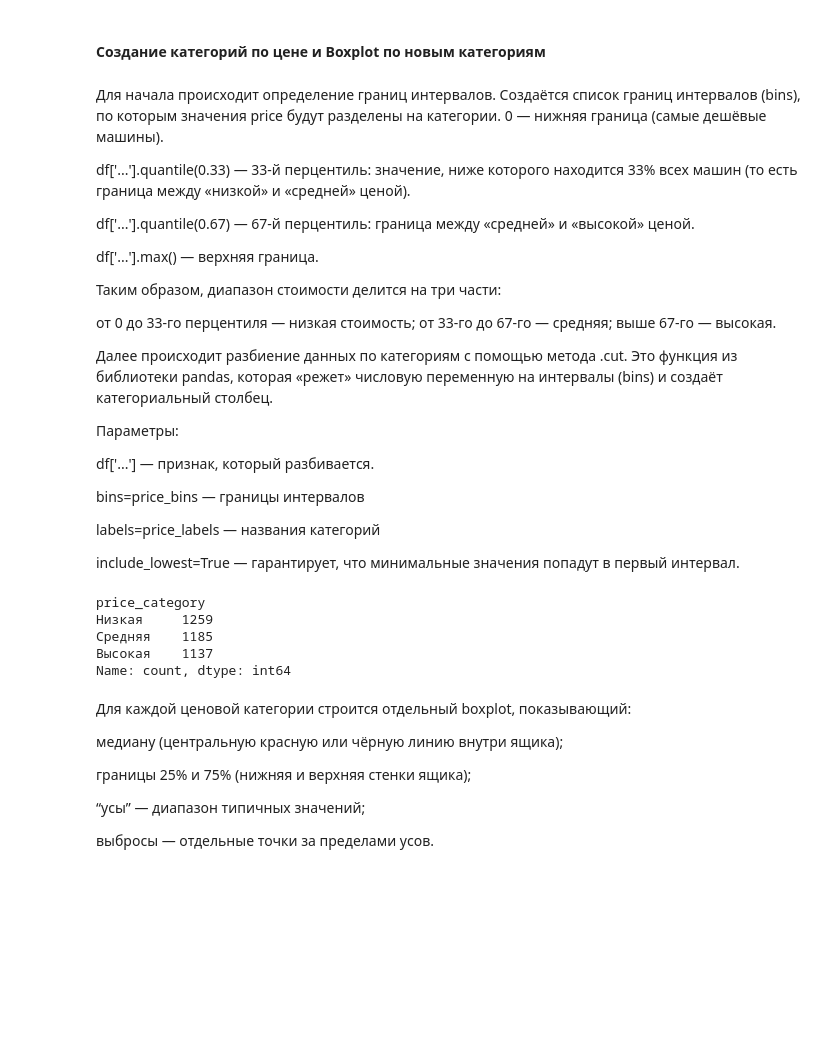
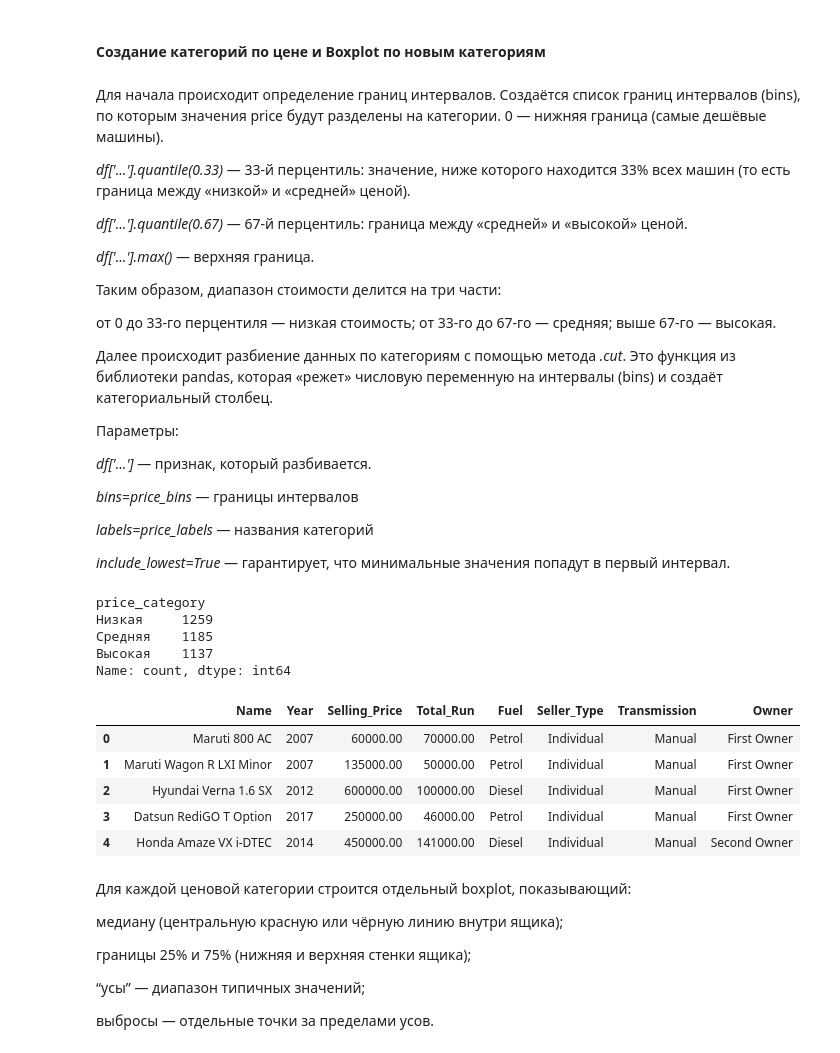
Before and after one commit to witcher770/sem_5_data_analiz, a Jupyter notebook: ЛР2_Уряшов_14.ipynb, the cells around one changed output. Saved outputs shown, nothing was run; the diff lists cells and outputs as text; code cells hidden in the pictures; blank space fills up the shorter version.

```diff
--- a/ЛР2_Уряшов_14.ipynb
+++ b/ЛР2_Уряшов_14.ipynb
@@ -615,11 +617,11 @@ plt.show()
 Создаётся список границ интервалов (bins), по которым значения price будут разделены на категории.
 0 — нижняя граница (самые дешёвые машины).
 
-df['...'].quantile(0.33) — 33-й перцентиль: значение, ниже которого находится 33% всех машин (то есть граница между «низкой» и «средней» ценой).
+*df['...'].quantile(0.33)* — 33-й перцентиль: значение, ниже которого находится 33% всех машин (то есть граница между «низкой» и «средней» ценой).
 
-df['...'].quantile(0.67) — 67-й перцентиль: граница между «средней» и «высокой» ценой.
+*df['...'].quantile(0.67)* — 67-й перцентиль: граница между «средней» и «высокой» ценой.
 
-df['...'].max() — верхняя граница.
+*df['...'].max()* — верхняя граница.
 
 Таким образом, диапазон стоимости делится на три части:
 
@@ -627,18 +629,18 @@ df['...'].max() — верхняя граница.
 от 33-го до 67-го — средняя;
 выше 67-го — высокая.
 
-Далее происходит разбиение данных по категориям с помощью метода .cut.
+Далее происходит разбиение данных по категориям с помощью метода *.cut*.
 Это функция из библиотеки pandas, которая «режет» числовую переменную на интервалы (bins) и создаёт категориальный столбец.
 
 Параметры:
 
-df['...'] — признак, который разбивается.
+*df['...']* — признак, который разбивается.
 
-bins=price_bins — границы интервалов
+*bins=price_bins* — границы интервалов
 
-labels=price_labels — названия категорий
+*labels=price_labels* — названия категорий
 
-include_lowest=True — гарантирует, что минимальные значения попадут в первый интервал.
+*include_lowest=True* — гарантирует, что минимальные значения попадут в первый интервал.
 # %%
 price_bins = [0,
               df['Selling_Price'].quantile(0.33),
@@ -657,6 +659,15 @@ price_category
 Средняя    1185
 Высокая    1137
 Name: count, dtype: int64
+# %%
+df.head()
+# %% [output]
+|  | Name | Year | Selling_Price | Total_Run | Fuel | Seller_Type | Transmission | Owner |
+| 0 | Maruti 800 AC | 2007 | 60000.00 | 70000.00 | Petrol | Individual | Manual | First Owner |
+| 1 | Maruti Wagon R LXI Minor | 2007 | 135000.00 | 50000.00 | Petrol | Individual | Manual | First Owner |
+| 2 | Hyundai Verna 1.6 SX | 2012 | 600000.00 | 100000.00 | Diesel | Individual | Manual | First Owner |
+| 3 | Datsun RediGO T Option | 2017 | 250000.00 | 46000.00 | Petrol | Individual | Manual | First Owner |
+| 4 | Honda Amaze VX i-DTEC | 2014 | 450000.00 | 141000.00 | Diesel | Individual | Manual | Second Owner |
 # %% [markdown]
 Для каждой ценовой категории строится отдельный boxplot, показывающий:
 
```
Also changed, not shown: parts of 12 cells of this notebook.
